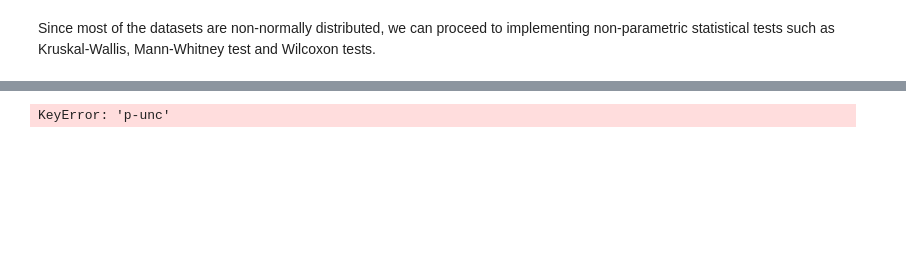
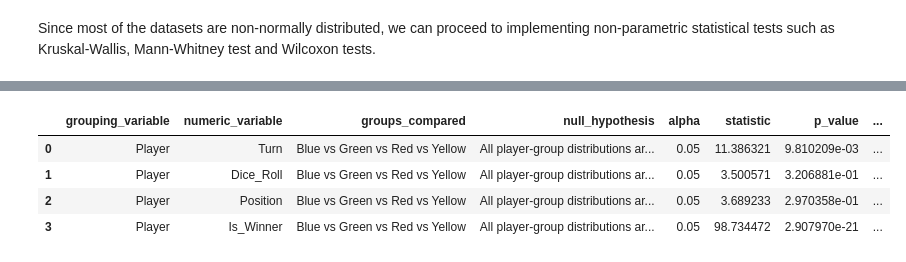
Before and after one commit to chizoalban2003-beep/Ludometrics-AI-Ethics, a Jupyter notebook: jupyter_notebooks/Ludo_EDA.ipynb, the cells around one changed output, grey strips where cells are left out. Cells and saved outputs as stored; diff of their text form; code cells hidden in the pictures; blank space fills up the shorter version.

```diff
--- a/jupyter_notebooks/Ludo_EDA.ipynb
+++ b/jupyter_notebooks/Ludo_EDA.ipynb
@@ -240,35 +380,45 @@ for num_col in df_num.columns:
         continue
 
     subset = df[[group_col, num_col]].dropna()
+    unique_groups = sorted(subset[group_col].unique())
+    groups_compared = ' vs '.join(map(str, unique_groups))
     groups = [group[num_col].values for _, group in subset.groupby(group_col)]
 
     if len(groups) < 2 or any(len(group) == 0 for group in groups):
         kruskal_rows.append({
             'grouping_variable': group_col,
             'numeric_variable': num_col,
+            'groups_compared': groups_compared,
+            'null_hypothesis': 'All player-group distributions are equal',
             'alpha': alpha,
             'statistic': np.nan,
             'p_value': np.nan,
             'significant': False,
-            'decision': 'Test could not be computed'
+            'decision': 'Accept H0'
         })
         continue
 
     result = pg.kruskal(data=subset, dv=num_col, between=group_col)
     p_value = result['p_unc'].iloc[0]
     significant = bool(p_value < alpha)
 
     kruskal_rows.append({
         'grouping_variable': group_col,
         'numeric_variable': num_col,
+        'groups_compared': groups_compared,
+        'null_hypothesis': 'All player-group distributions are equal',
         'alpha': alpha,
         'statistic': result['H'].iloc[0],
         'p_value': p_value,
         'significant': significant,
-        'decision': 'Reject H0' if significant else 'Fail to reject H0'
+        'decision': 'Reject H0' if significant else 'Accept H0'
     })
 
 kruskal_df = pd.DataFrame(kruskal_rows)
 kruskal_df
 # %% [output]
-KeyError: 'p-unc'
+|  | grouping_variable | numeric_variable | groups_compared | null_hypothesis | alpha | statistic | p_value | ... |
+| 0 | Player | Turn | Blue vs Green vs Red vs Yellow | All player-group distributions ar... | 0.05 | 11.386321 | 9.810209e-03 | ... |
+| 1 | Player | Dice_Roll | Blue vs Green vs Red vs Yellow | All player-group distributions ar... | 0.05 | 3.500571 | 3.206881e-01 | ... |
+| 2 | Player | Position | Blue vs Green vs Red vs Yellow | All player-group distributions ar... | 0.05 | 3.689233 | 2.970358e-01 | ... |
+| 3 | Player | Is_Winner | Blue vs Green vs Red vs Yellow | All player-group distributions ar... | 0.05 | 98.734472 | 2.907970e-21 | ... |
```
Also changed, not shown: parts of 18 cells of this notebook.
